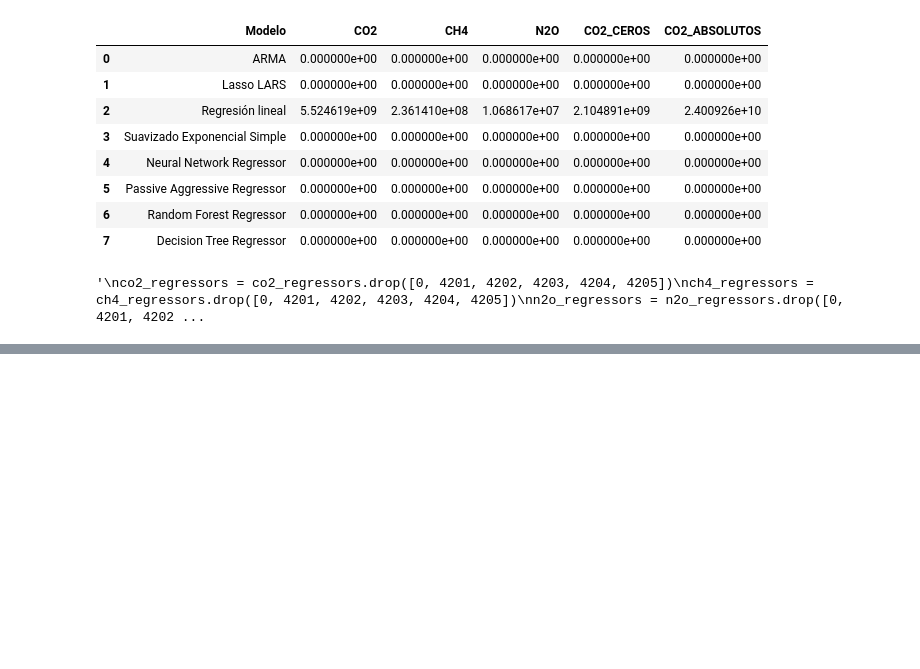
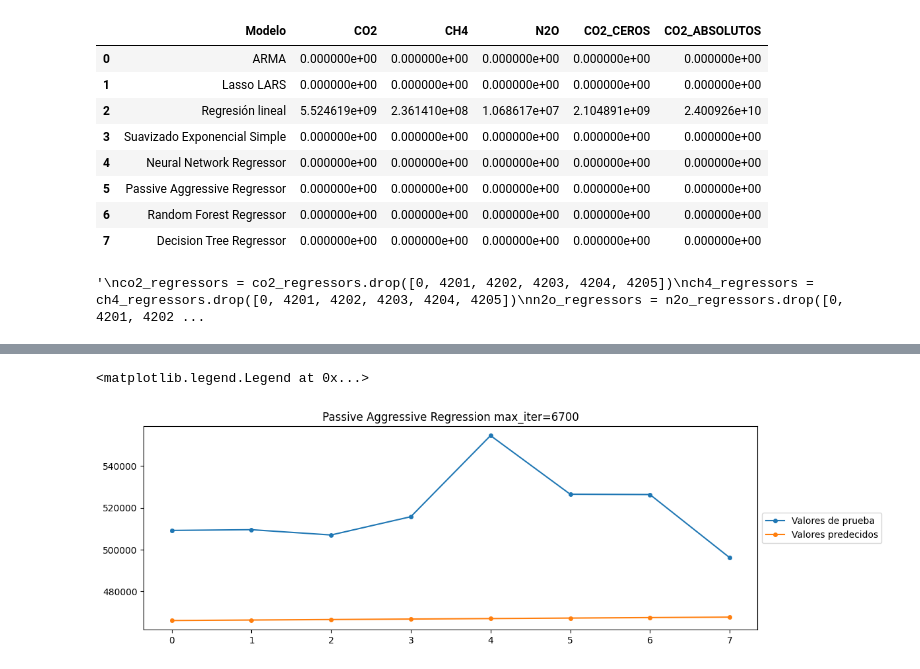
Before and after one commit to DanielFL0/ghg-emissions, a Jupyter notebook: ghg.ipynb, the cells around one changed output, grey strips where cells are left out. Cells and saved outputs as stored; diff of their text form; code cells hidden in the pictures; blank space fills up the shorter version.

```diff
--- a/ghg.ipynb
+++ b/ghg.ipynb
@@ -856,0 +943,9 @@ save_to_csv(average_error_csv, average_error_df)
+# %%
+fig, ax = plt.subplots(1, 1, figsize=(12, 4))
+ax.plot(test_d[17518], 'o', ls='-', ms=4, label='Valores de prueba')
+ax.plot(predict_d[17518], 'o', ls='-', ms=4, label='Valores predecidos')
+ax.set_title('Passive Aggressive Regression max_iter=6700')
+ax.legend(loc='center left', bbox_to_anchor=(1, 0.5))
+# %% [output]
+<matplotlib.legend.Legend at 0x...>
+[figure, added]
```
Also changed, not shown: parts of 16 cells of this notebook, 3 other files.
